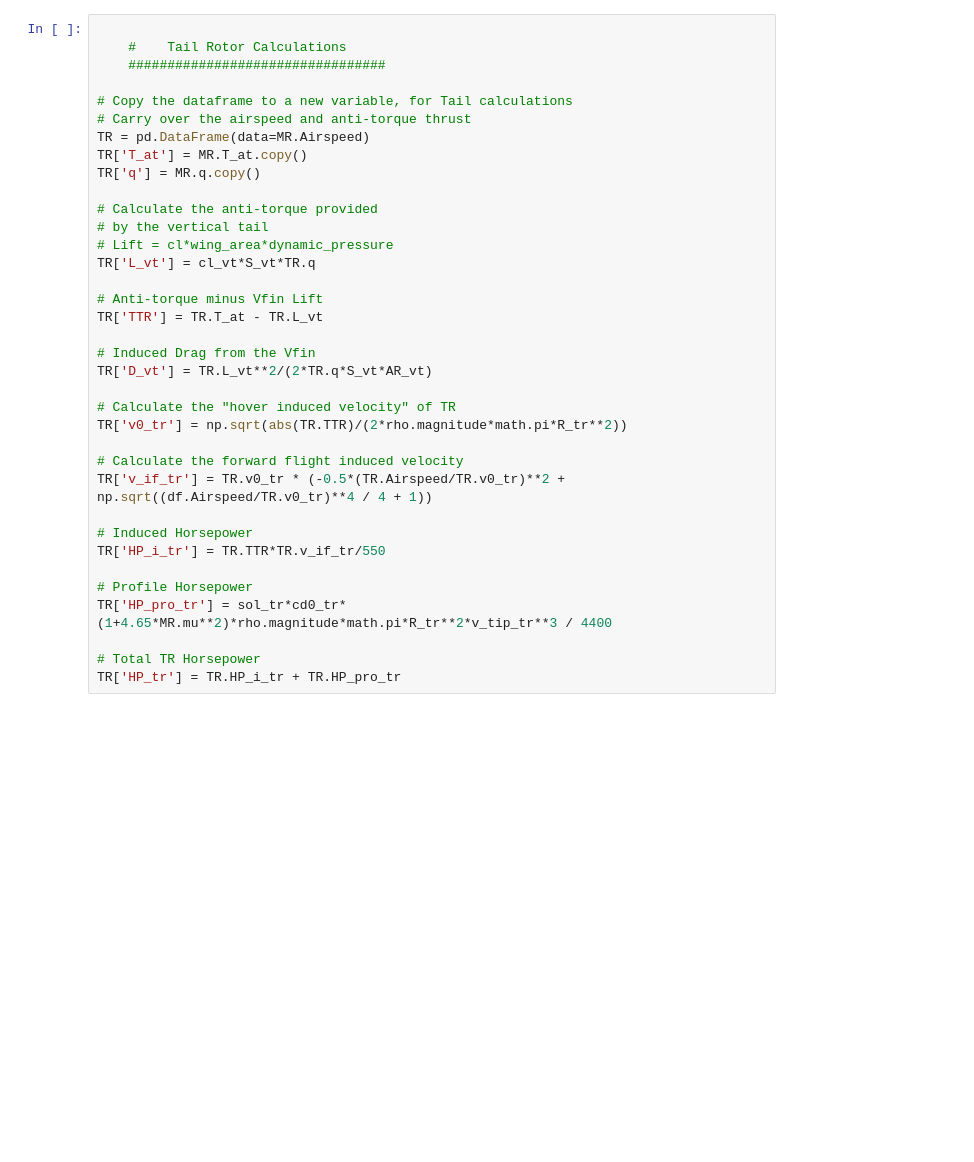
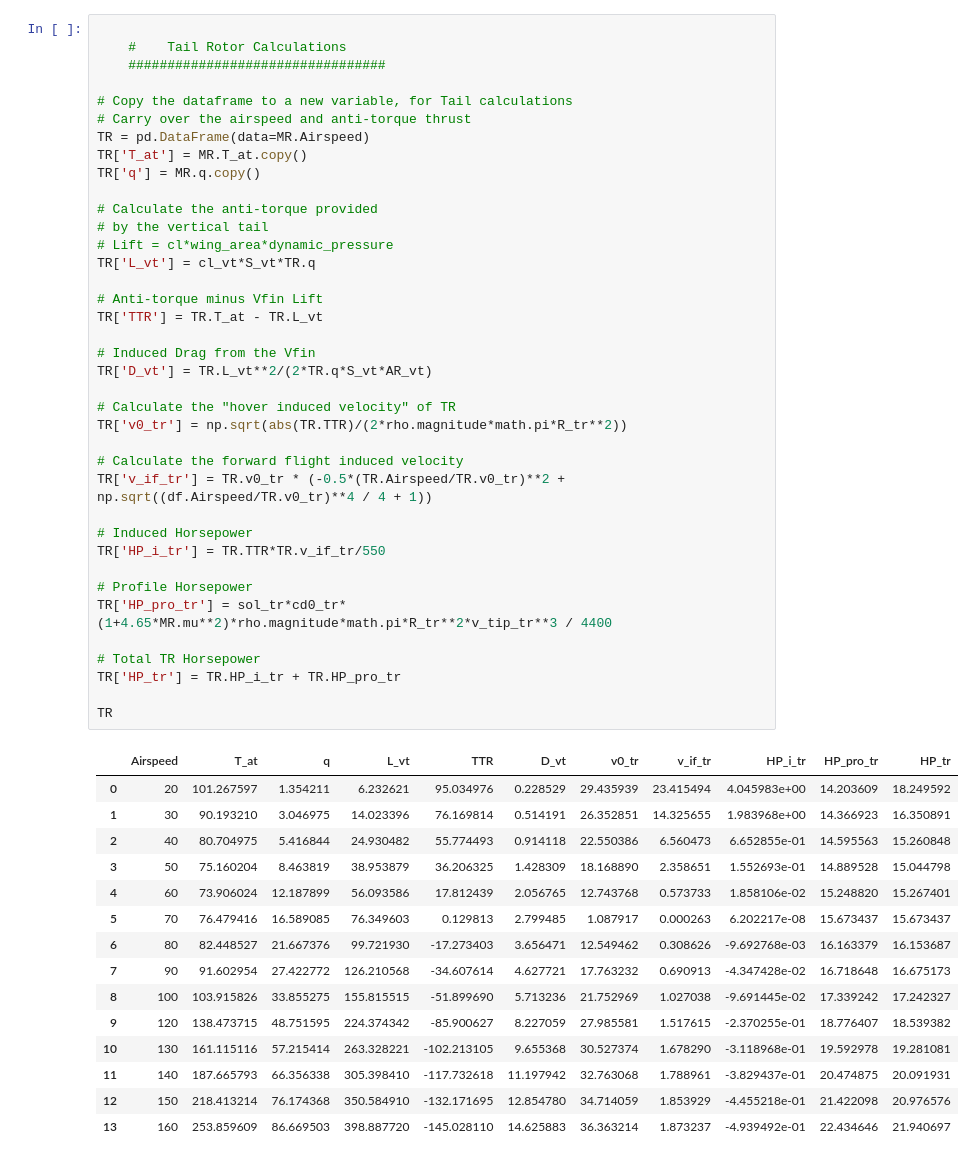
Before and after one commit to Czarified/helipypter, a Jupyter notebook: missionSim.ipynb, the cells around one changed output. Drawn from its saved outputs; the diff is of its cells as text; blank space fills up the shorter version.

```diff
--- a/missionSim.ipynb
+++ b/missionSim.ipynb
@@ -505,33 +635,51 @@ MR
 # Carry over the airspeed and anti-torque thrust
 TR = pd.DataFrame(data=MR.Airspeed)
 TR['T_at'] = MR.T_at.copy()
 TR['q'] = MR.q.copy()
 
 # Calculate the anti-torque provided
 # by the vertical tail
 # Lift = cl*wing_area*dynamic_pressure
 TR['L_vt'] = cl_vt*S_vt*TR.q
 
 # Anti-torque minus Vfin Lift
 TR['TTR'] = TR.T_at - TR.L_vt
 
 # Induced Drag from the Vfin
 TR['D_vt'] = TR.L_vt**2/(2*TR.q*S_vt*AR_vt)
 
 # Calculate the "hover induced velocity" of TR
 TR['v0_tr'] = np.sqrt(abs(TR.TTR)/(2*rho.magnitude*math.pi*R_tr**2))
 
 # Calculate the forward flight induced velocity
 TR['v_if_tr'] = TR.v0_tr * (-0.5*(TR.Airspeed/TR.v0_tr)**2 + np.sqrt((df.Airspeed/TR.v0_tr)**4 / 4 + 1))
 
 # Induced Horsepower
 TR['HP_i_tr'] = TR.TTR*TR.v_if_tr/550
 
 # Profile Horsepower
 TR['HP_pro_tr'] = sol_tr*cd0_tr*(1+4.65*MR.mu**2)*rho.magnitude*math.pi*R_tr**2*v_tip_tr**3 / 4400
 
 # Total TR Horsepower
 TR['HP_tr'] = TR.HP_i_tr + TR.HP_pro_tr
+
+TR
+# %% [output]
+|  | Airspeed | T_at | q | L_vt | TTR | D_vt | v0_tr | v_if_tr | HP_i_tr | HP_pro_tr | HP_tr |
+| 0 | 20 | 101.267597 | 1.354211 | 6.232621 | 95.034976 | 0.228529 | 29.435939 | 23.415494 | 4.045983e+00 | 14.203609 | 18.249592 |
+| 1 | 30 | 90.193210 | 3.046975 | 14.023396 | 76.169814 | 0.514191 | 26.352851 | 14.325655 | 1.983968e+00 | 14.366923 | 16.350891 |
+| 2 | 40 | 80.704975 | 5.416844 | 24.930482 | 55.774493 | 0.914118 | 22.550386 | 6.560473 | 6.652855e-01 | 14.595563 | 15.260848 |
+| 3 | 50 | 75.160204 | 8.463819 | 38.953879 | 36.206325 | 1.428309 | 18.168890 | 2.358651 | 1.552693e-01 | 14.889528 | 15.044798 |
+| 4 | 60 | 73.906024 | 12.187899 | 56.093586 | 17.812439 | 2.056765 | 12.743768 | 0.573733 | 1.858106e-02 | 15.248820 | 15.267401 |
+| 5 | 70 | 76.479416 | 16.589085 | 76.349603 | 0.129813 | 2.799485 | 1.087917 | 0.000263 | 6.202217e-08 | 15.673437 | 15.673437 |
+| 6 | 80 | 82.448527 | 21.667376 | 99.721930 | -17.273403 | 3.656471 | 12.549462 | 0.308626 | -9.692768e-03 | 16.163379 | 16.153687 |
+| 7 | 90 | 91.602954 | 27.422772 | 126.210568 | -34.607614 | 4.627721 | 17.763232 | 0.690913 | -4.347428e-02 | 16.718648 | 16.675173 |
+| 8 | 100 | 103.915826 | 33.855275 | 155.815515 | -51.899690 | 5.713236 | 21.752969 | 1.027038 | -9.691445e-02 | 17.339242 | 17.242327 |
+| 9 | 120 | 138.473715 | 48.751595 | 224.374342 | -85.900627 | 8.227059 | 27.985581 | 1.517615 | -2.370255e-01 | 18.776407 | 18.539382 |
+| 10 | 130 | 161.115116 | 57.215414 | 263.328221 | -102.213105 | 9.655368 | 30.527374 | 1.678290 | -3.118968e-01 | 19.592978 | 19.281081 |
+| 11 | 140 | 187.665793 | 66.356338 | 305.398410 | -117.732618 | 11.197942 | 32.763068 | 1.788961 | -3.829437e-01 | 20.474875 | 20.091931 |
+| 12 | 150 | 218.413214 | 76.174368 | 350.584910 | -132.171695 | 12.854780 | 34.714059 | 1.853929 | -4.455218e-01 | 21.422098 | 20.976576 |
+| 13 | 160 | 253.859609 | 86.669503 | 398.887720 | -145.028110 | 14.625883 | 36.363214 | 1.873237 | -4.939492e-01 | 22.434646 | 21.940697 |
 # %%
 
     #   Power Calculations
```
Also changed, not shown: parts of 9 cells of this notebook.
